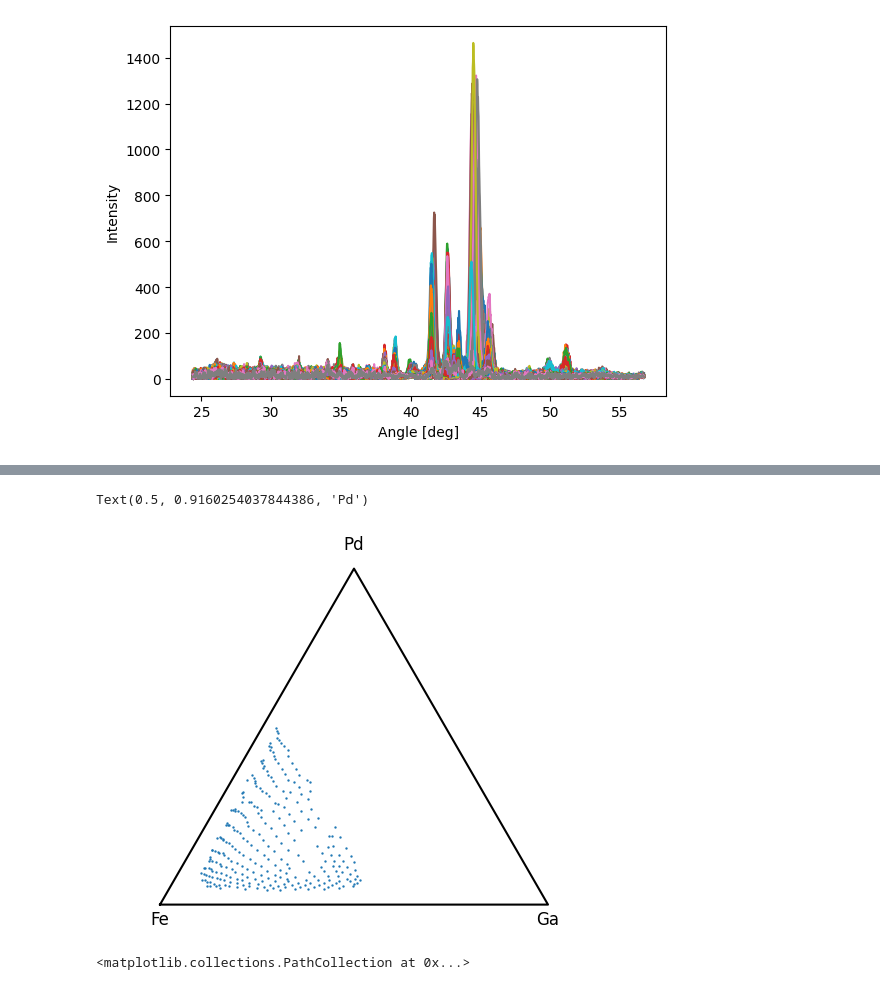
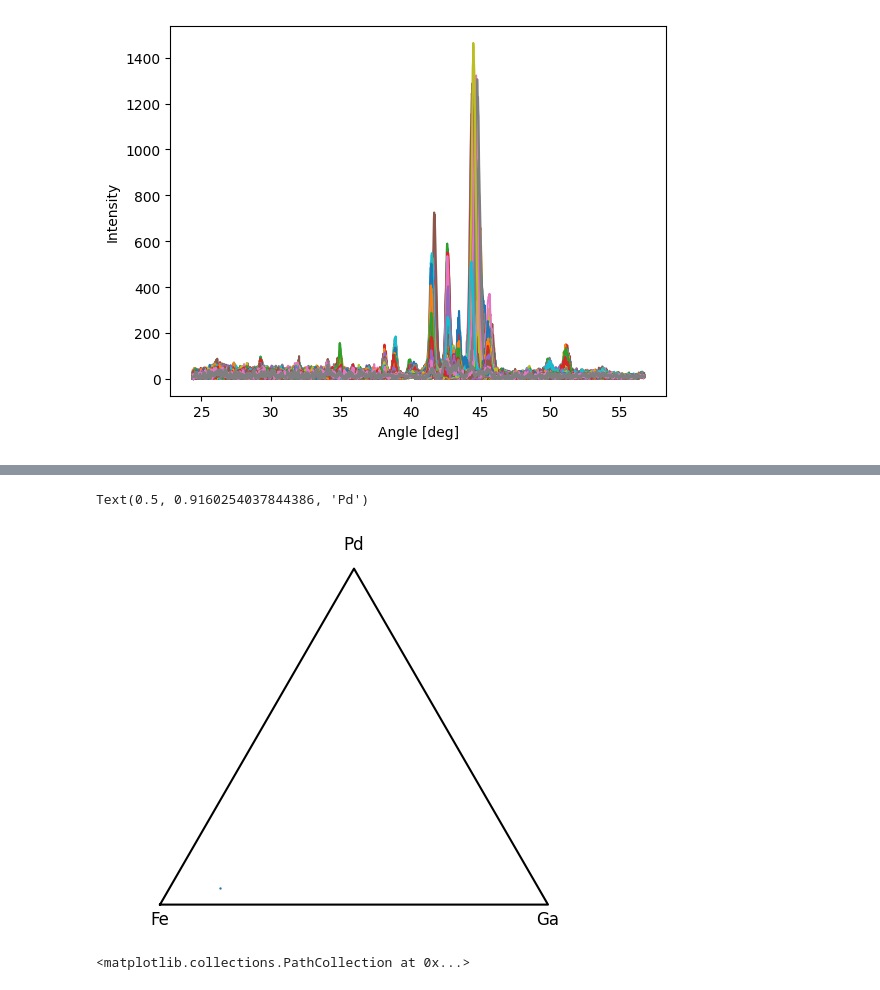
Before and after one commit to Lemonatix/how-to-python, a Jupyter notebook: Computerscience and Programming 24/VL_21.01.25/datascience_puds_new.ipynb, the cells around one changed output, grey strips where cells are left out. Cells and saved outputs as stored; diff of their text form; code cells hidden in the pictures.

```diff
--- a/Computerscience and Programming 24/VL_21.01.25/datascience_puds_new.ipynb
+++ b/Computerscience and Programming 24/VL_21.01.25/datascience_puds_new.ipynb
@@ -323,15 +331,15 @@ triangle_x = [0, 1, 0.5, 0]
 triangle_y = [0, 0, np.sqrt(3) / 2, 0]
 # %%
 plt.plot(triangle_x,triangle_y,c='black')
-plt.scatter(points[:,0],points[:,1], s=0.5) # s=... changes dot size
+plt.scatter(points[0,0],points[0,1], s=0.5) # s=... changes dot size
 plt.axis('equal')
 plt.axis('off')
 plt.text(0, -0.05, "Fe", ha='center', fontsize=12)
 plt.text(1, -0.05, "Ga", ha='center', fontsize=12)
 plt.text(0.5, np.sqrt(3) / 2 + 0.05, "Pd", ha='center', fontsize=12)
 # %% [output]
 Text(0.5, 0.9160254037844386, 'Pd')
-[figure, old version]
+[figure, new version]
 # %%
 #we use PCA to visualize the XRD landscape
 from sklearn.decomposition import PCA
```
Also changed, not shown: parts of 4 cells of this notebook.
